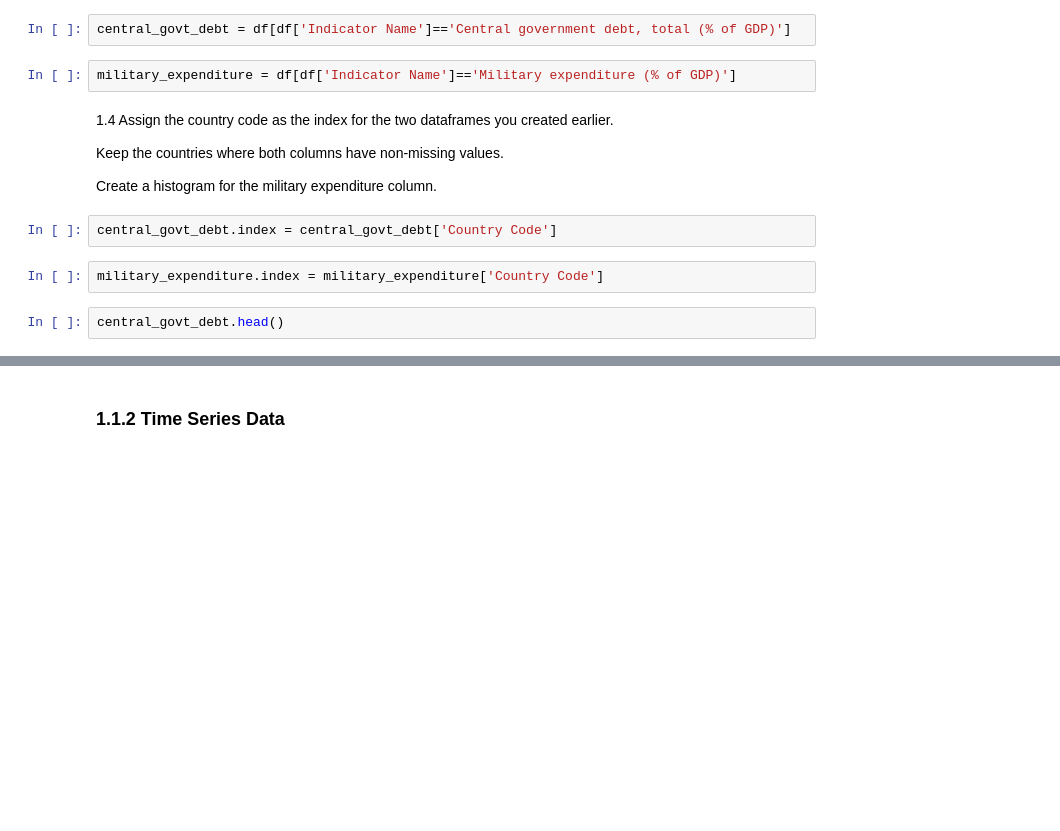
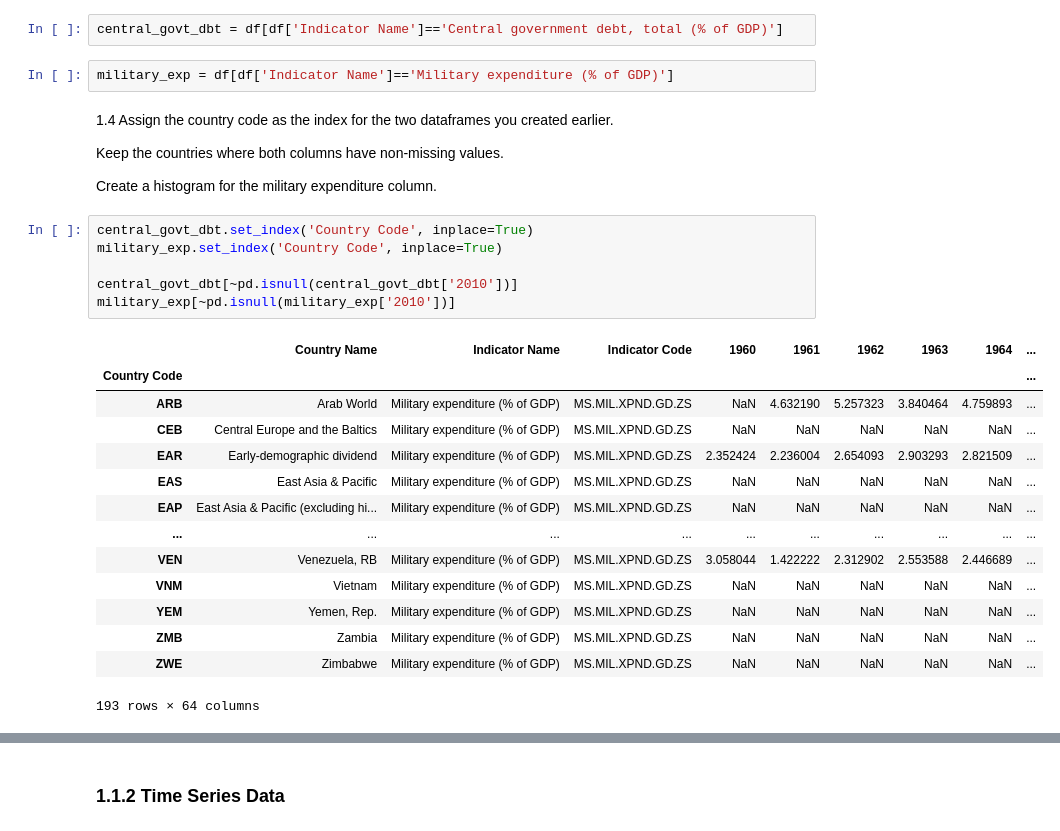
Before and after one commit to MuaazWahid/CS483HW, a Jupyter notebook: module8/Session_1St.ipynb, the cells around one changed output, grey strips where cells are left out. Drawn from its saved outputs; the diff is of its cells as text; blank space fills up the shorter version.

```diff
--- a/module8/Session_1St.ipynb
+++ b/module8/Session_1St.ipynb
@@ -14,18 +33,33 @@ Check how many unique indicator names and country codes are available in the dat
 
 Create a new dataframe where indicator name is 'Military expenditure (% of GDP)'
 # %%
-central_govt_debt = df[df['Indicator Name']=='Central government debt, total (% of GDP)']
+central_govt_dbt = df[df['Indicator Name']=='Central government debt, total (% of GDP)']
 # %%
-military_expenditure = df[df['Indicator Name']=='Military expenditure (% of GDP)']
+military_exp = df[df['Indicator Name']=='Military expenditure (% of GDP)']
 # %% [markdown]
 1.4 Assign the country code as the index for the two dataframes you created earlier.
 
 Keep the countries where both columns have non-missing values.
 
 Create a histogram for the military expenditure column.
-# %%
-central_govt_debt.index = central_govt_debt['Country Code']
-# %%
-military_expenditure.index = military_expenditure['Country Code']
-# %%
-central_govt_debt.head()
+# %%
+central_govt_dbt.set_index('Country Code', inplace=True)
+military_exp.set_index('Country Code', inplace=True)
+
+central_govt_dbt[~pd.isnull(central_govt_dbt['2010'])]
+military_exp[~pd.isnull(military_exp['2010'])]
+# %% [output]
+|  | Country Name | Indicator Name | Indicator Code | 1960 | 1961 | 1962 | 1963 | 1964 | ... |
+| Country Code |  |  |  |  |  |  |  |  | ... |
+| ARB | Arab World | Military expenditure (% of GDP) | MS.MIL.XPND.GD.ZS | NaN | 4.632190 | 5.257323 | 3.840464 | 4.759893 | ... |
+| CEB | Central Europe and the Baltics | Military expenditure (% of GDP) | MS.MIL.XPND.GD.ZS | NaN | NaN | NaN | NaN | NaN | ... |
+| EAR | Early-demographic dividend | Military expenditure (% of GDP) | MS.MIL.XPND.GD.ZS | 2.352424 | 2.236004 | 2.654093 | 2.903293 | 2.821509 | ... |
+| EAS | East Asia & Pacific | Military expenditure (% of GDP) | MS.MIL.XPND.GD.ZS | NaN | NaN | NaN | NaN | NaN | ... |
+| EAP | East Asia & Pacific (excluding hi... | Military expenditure (% of GDP) | MS.MIL.XPND.GD.ZS | NaN | NaN | NaN | NaN | NaN | ... |
+| ... | ... | ... | ... | ... | ... | ... | ... | ... | ... |
+| VEN | Venezuela, RB | Military expenditure (% of GDP) | MS.MIL.XPND.GD.ZS | 3.058044 | 1.422222 | 2.312902 | 2.553588 | 2.446689 | ... |
+| VNM | Vietnam | Military expenditure (% of GDP) | MS.MIL.XPND.GD.ZS | NaN | NaN | NaN | NaN | NaN | ... |
+| YEM | Yemen, Rep. | Military expenditure (% of GDP) | MS.MIL.XPND.GD.ZS | NaN | NaN | NaN | NaN | NaN | ... |
+| ZMB | Zambia | Military expenditure (% of GDP) | MS.MIL.XPND.GD.ZS | NaN | NaN | NaN | NaN | NaN | ... |
+| ZWE | Zimbabwe | Military expenditure (% of GDP) | MS.MIL.XPND.GD.ZS | NaN | NaN | NaN | NaN | NaN | ... |
+193 rows × 64 columns
```
Also changed, not shown: parts of 9 cells of this notebook.
